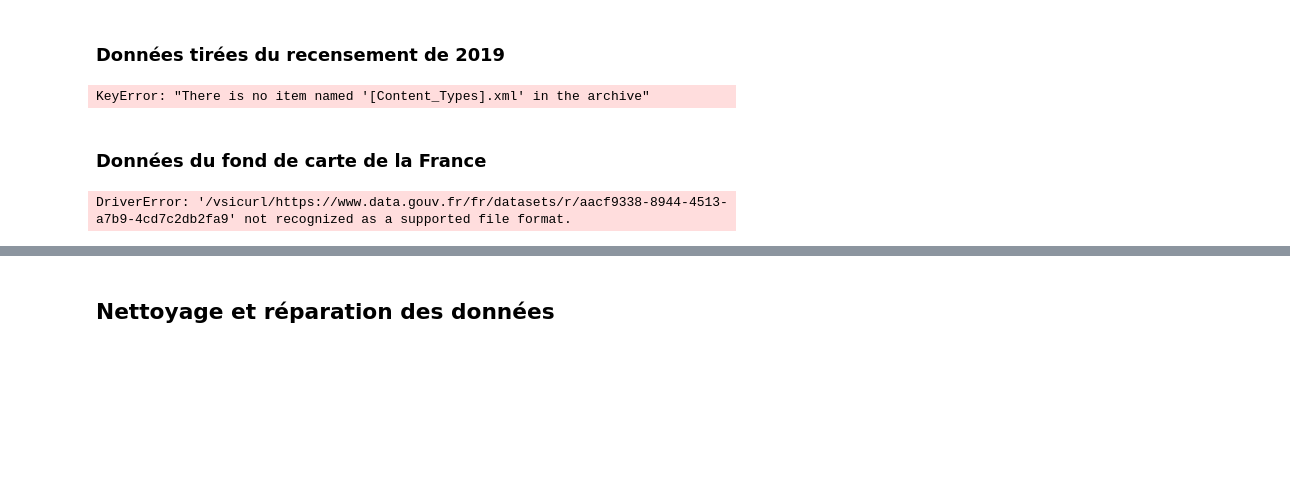
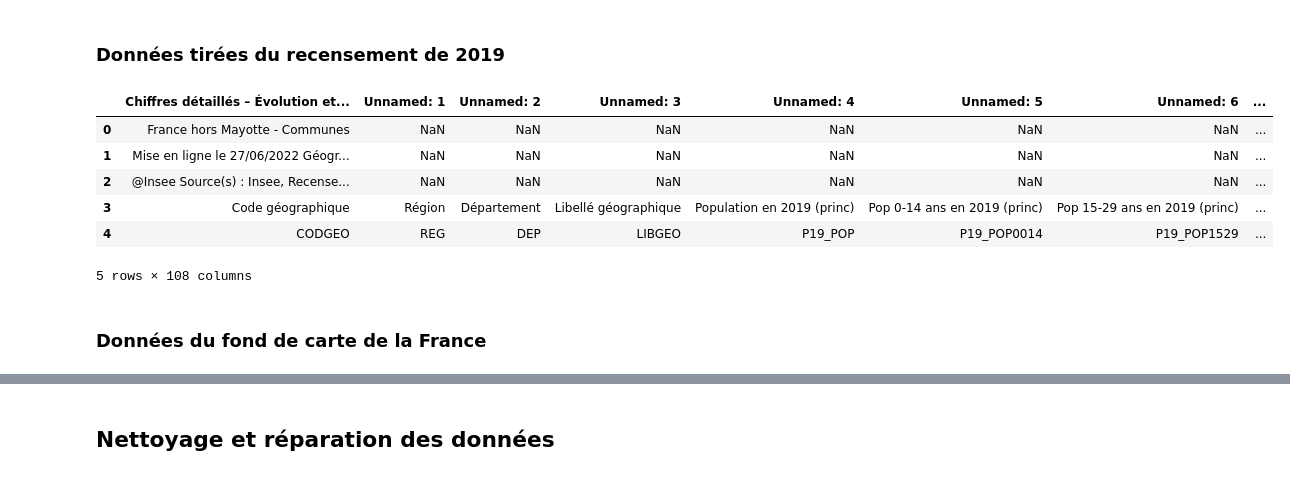
Before and after one commit to MaelieP/Projet-python--, a Jupyter notebook: main copy.ipynb, the cells around one changed output, grey strips where cells are left out. Drawn from its saved outputs; the diff is of its cells as text; code cells hidden in the pictures; blank space fills up the shorter version.

```diff
--- a/main copy.ipynb
+++ b/main copy.ipynb
@@ -83,40 +132,29 @@ shp_festival.head()
 5 rows × 22 columns
 # %% [markdown]
 ### Données tirées du recensement de 2019
-# %%
-recensement_url = 'https://www.insee.fr/fr/statistiques/fichier/6456153/base-ccx-evol-struct-pop-2019.zip'
-recensement = pd.read_excel(recensement_url, engine='openpyxl')
-recensement.head()
-# %% [output]
-KeyError: "There is no item named '[Content_Types].xml' in the archive"
 # %%
-#En attendant de debuguer le chunck ci dessus:
-xlsx_file_path = '/Users/maelieperier/OneDrive/2A/ENSAE/Projet-python--/base-cc-evol-struct-pop-2019.xlsx'
+xlsx_file_path  = 'base-cc-evol-struct-pop-2019.xlsx'
 
 # Lire le fichier Excel dans un DataFrame
 df = pd.read_excel(xlsx_file_path)
 
-# Chemin de destination pour le fichier CSV
-csv_commune = '/Users/maelieperier/OneDrive/2A/ENSAE/Projet-python--/base-cc-evol-struct-pop-2019.csv'
+# Nom de destination pour le fichier CSV
+csv_commune = 'base-cc-evol-struct-pop-2019.csv'
 
 # Conversion du DataFrame en CSV
 df.to_csv(csv_commune, index=False)
 
 # Affichage des premières lignes du DataFrame converti en CSV
 df_csv = pd.read_csv(csv_commune)
+
+df_csv.head()
+# %% [output]
+|  | Chiffres détaillés – Évolution et... | Unnamed: 1 | Unnamed: 2 | Unnamed: 3 | Unnamed: 4 | Unnamed: 5 | Unnamed: 6 | ... |
+| 0 | France hors Mayotte - Communes | NaN | NaN | NaN | NaN | NaN | NaN | ... |
+| 1 | Mise en ligne le 27/06/2022 Géogr... | NaN | NaN | NaN | NaN | NaN | NaN | ... |
+| 2 | @Insee Source(s) : Insee, Recense... | NaN | NaN | NaN | NaN | NaN | NaN | ... |
+| 3 | Code géographique | Région | Département | Libellé géographique | Population en 2019 (princ) | Pop 0-14 ans en 2019 (princ) | Pop 15-29 ans en 2019 (princ) | ... |
+| 4 | CODGEO | REG | DEP | LIBGEO | P19_POP | P19_POP0014 | P19_POP1529 | ... |
+5 rows × 108 columns
 # %% [markdown]
 ### Données du fond de carte de la France
-# %%
-carte_url = 'https://www.data.gouv.fr/fr/datasets/r/aacf9338-8944-4513-a7b9-4cd7c2db2fa9'
-fond_de_carte = gpd.read_file(carte_url)
-
-
-#Lecture et ouverture du fichier shapefile du fond de carte.
-
-carte_url = 'https://www.data.gouv.fr/fr/datasets/r/aacf9338-8944-4513-a7b9-4cd7c2db2fa9'
-fond_de_carte = gpd.read_file(carte_url)
-
-#convertit le fichier shp complet en un fichier sans dom tom
-reg_sans_dom = region_sans_dom(fond_de_carte)
-# %% [output]
-DriverError: '/vsicurl/https://www.data.gouv.fr/fr/datasets/r/aacf9338-8944-4513-a7b9-4cd7c2db2fa9' not recognized as a supported file format.
```
Also changed, not shown: parts of 23 cells of this notebook, 12 other files.
